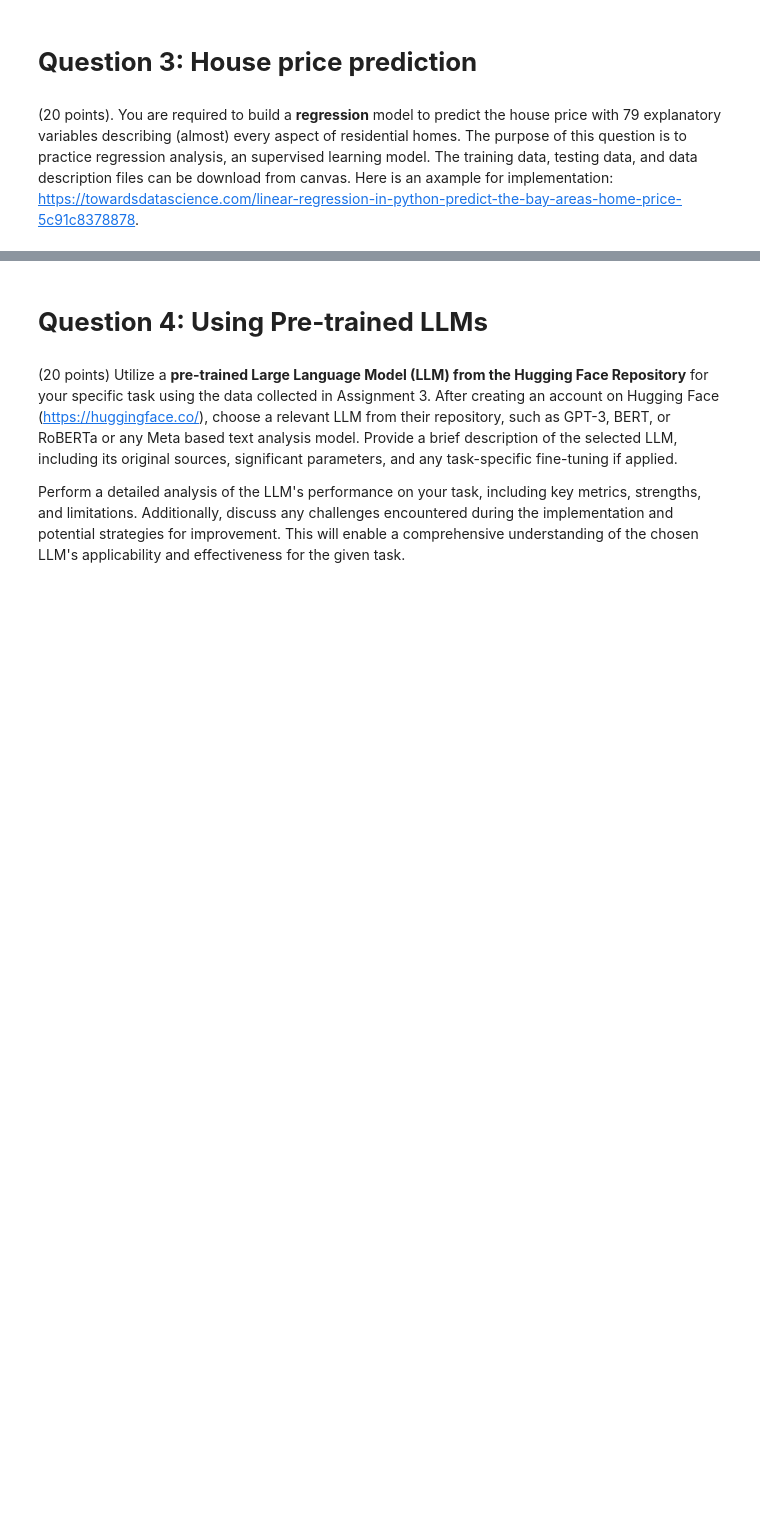
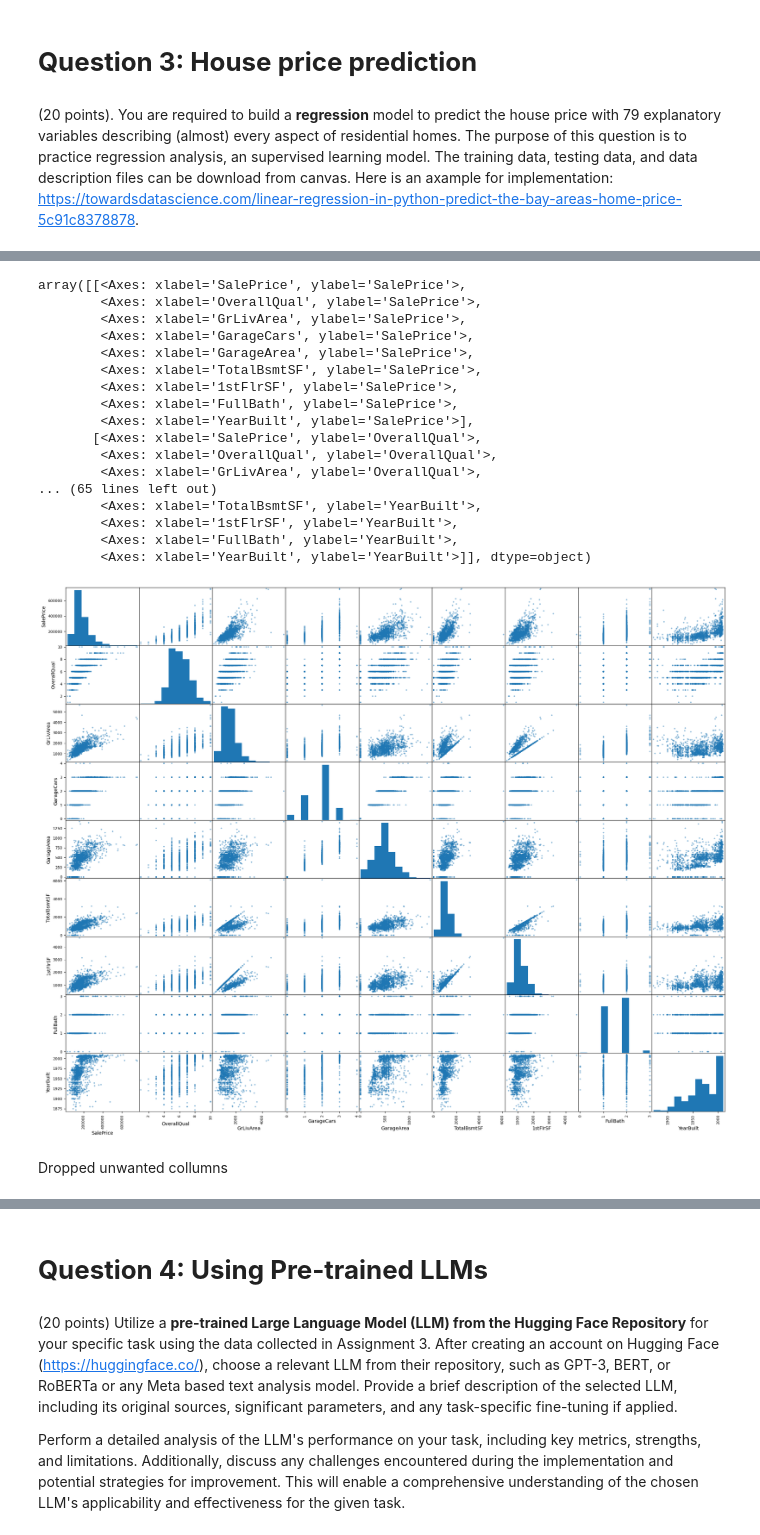
Before and after one commit to chesterhuynguyen/huynguyen_INFO5731_Fall2023, a Jupyter notebook: Huy_Nguyen_Assignment_4.ipynb, the cells around one changed output, grey strips where cells are left out. Cells and saved outputs as stored; diff of their text form; code cells hidden in the pictures; blank space fills up the shorter version.

```diff
--- a/Huy_Nguyen_Assignment_4.ipynb
+++ b/Huy_Nguyen_Assignment_4.ipynb
@@ -36,0 +219,23 @@ In this assignment, you are required to conduct topic modeling, sentiment analys
+# %%
+# Import and prepare data
+import pandas as pd
+
+train_data = pd.read_csv("train.csv")
+test_data = pd.read_csv("test.csv")
+
+#Separarte numerical and categorical data
+
+train_categorical_data = [var for var in train_data.columns if train_data[var].dtype=='O']
+train_numerical_data = [var for var in train_data.columns if train_data[var].dtype=='float']
+test_categorical_data = [var for var in test_data.columns if test_data[var].dtype=='O']
+test_numerical_data = [var for var in test_data.columns if test_data[var].dtype=='float']
+
+#Imputing the missing values for all the numerical attributes.
+
+for i in train_numerical_data:
+    train_data[i].fillna(value = train_data[i].mean(),inplace = True)
+for i in test_numerical_data:
+    test_data[i].fillna(value = test_data[i].mean(),inplace = True)
+
+train_data.isnull().sum()
+test_data.isnull().sum()
@@ -36,0 +271,25 @@ In this assignment, you are required to conduct topic modeling, sentiment analys
+# %%
+from pandas.plotting import scatter_matrix
+attributes = ["SalePrice", "OverallQual", "GrLivArea", "GarageCars", "GarageArea","TotalBsmtSF","1stFlrSF", "FullBath","YearBuilt" ]
+scatter_matrix(train_data[attributes], figsize=(25, 20))
+# %% [output]
+array([[<Axes: xlabel='SalePrice', ylabel='SalePrice'>,
+        <Axes: xlabel='OverallQual', ylabel='SalePrice'>,
+        <Axes: xlabel='GrLivArea', ylabel='SalePrice'>,
+        <Axes: xlabel='GarageCars', ylabel='SalePrice'>,
+        <Axes: xlabel='GarageArea', ylabel='SalePrice'>,
+        <Axes: xlabel='TotalBsmtSF', ylabel='SalePrice'>,
+        <Axes: xlabel='1stFlrSF', ylabel='SalePrice'>,
+        <Axes: xlabel='FullBath', ylabel='SalePrice'>,
+        <Axes: xlabel='YearBuilt', ylabel='SalePrice'>],
+       [<Axes: xlabel='SalePrice', ylabel='OverallQual'>,
+        <Axes: xlabel='OverallQual', ylabel='OverallQual'>,
+        <Axes: xlabel='GrLivArea', ylabel='OverallQual'>,
+... (65 lines left out)
+        <Axes: xlabel='TotalBsmtSF', ylabel='YearBuilt'>,
+        <Axes: xlabel='1stFlrSF', ylabel='YearBuilt'>,
+        <Axes: xlabel='FullBath', ylabel='YearBuilt'>,
+        <Axes: xlabel='YearBuilt', ylabel='YearBuilt'>]], dtype=object)
+[figure, added]
+# %% [markdown]
+Dropped unwanted collumns
```
Also changed, not shown: parts of 15 cells of this notebook.
